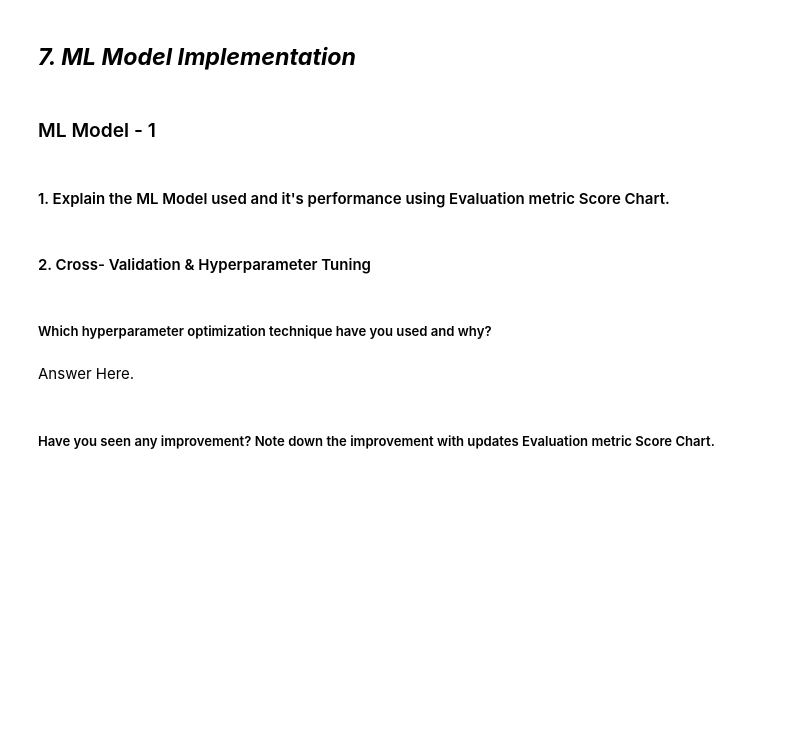
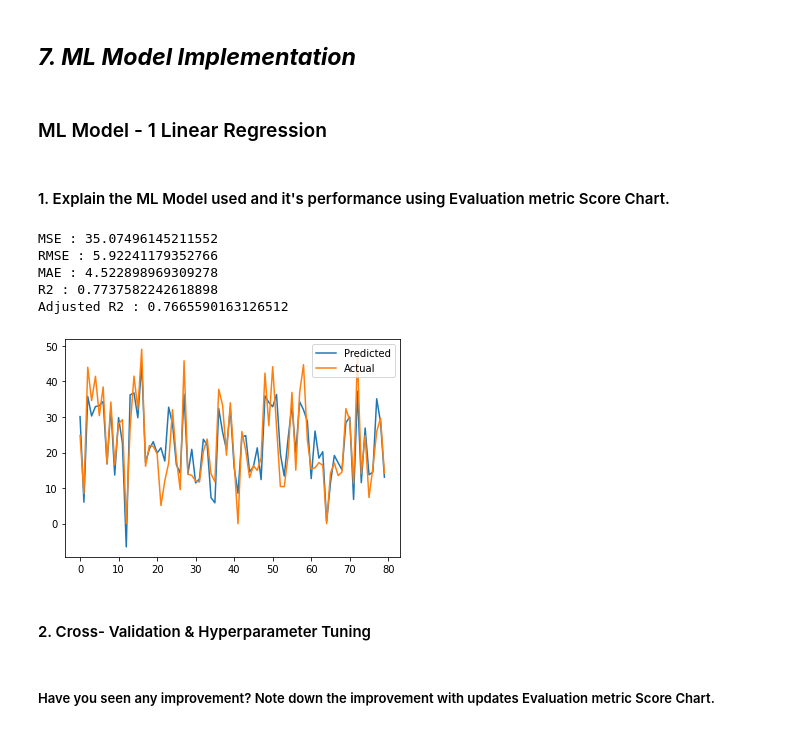
Before and after one commit to mohith-ds8/Seoul-Bike-Sharing-Demand-Prediction, a Jupyter notebook: Seoul_bike_sharing_prediction.ipynb, the cells around one changed output. Cells and saved outputs as stored; diff of their text form; code cells hidden in the pictures; blank space fills up the shorter version.

```diff
--- a/Seoul_bike_sharing_prediction.ipynb
+++ b/Seoul_bike_sharing_prediction.ipynb
@@ -1134,5 +1188,11 @@ Answer Here.
 ### 8. Data Splitting
 # %%
 # Split your data to train and test. Choose Splitting ratio wisely.
+
+X = df.drop(columns=['Rented_Bike_Count'],axis=1)
+y = df['Rented_Bike_Count']
+# %%
+# Train test split our data
+X_train,X_test,y_train,y_test = train_test_split(X,y, test_size=0.2,random_state=2)
 # %% [markdown]
 ##### What data splitting ratio have you used and why?
@@ -1141,12 +1201,15 @@ Answer Here.
 # %% [markdown]
 ## ***7. ML Model Implementation***
 # %% [markdown]
-### ML Model - 1
+### ML Model - 1 Linear Regression
 # %%
 # ML Model - 1 Implementation
+lr = LinearRegression()
 
 # Fit the Algorithm
+lr.fit(X_train,y_train)
 
 # Predict on the model
+y_pred = lr.predict(X_test)
 # %% [markdown]
 #### 1. Explain the ML Model used and it's performance using Evaluation metric Score Chart.
@@ -1155,3 +1216,40 @@ Answer Here.
+# %%
+# Calculating Performance Metrics for train data
+
+# 1. MSE
+MSE = mean_squared_error(y_test, y_pred)
+print('MSE :',MSE)
+
+# 2. RSME
+RMSE = np.sqrt(MSE)
+print("RMSE :",RMSE)
+
+#3. MAE
+MAE = mean_absolute_error(y_test, y_pred)
+print('MAE :', MAE)
+
+# R2
+R2 = r2_score(y_test, y_pred)
+print('R2 :', R2)
+
+# Adjusted R2
+Adj_R2 = (1-(1-r2_score(y_test, y_pred))*((X_test.shape[0]-1)/(X_test.shape[0]-X_test.shape[1]-1)))
+print( 'Adjusted R2 :', Adj_R2)
+# %% [output]
+MSE : 35.07496145211552
+RMSE : 5.92241179352766
+MAE : 4.522898969309278
+R2 : 0.7737582242618898
+Adjusted R2 : 0.7665590163126512
+# %%
+# Visualizing evaluation Metric Score chart
+
+plt.plot((y_pred)[:80])
+plt.plot((np.array(y_test)[:80]))
+plt.legend(["Predicted","Actual"])
+plt.show()
+# %% [output]
+[figure, added]
 # %% [markdown]
 #### 2. Cross- Validation & Hyperparameter Tuning
 # %%
@@ -1160,10 +1258,6 @@ Answer Here.
 # Fit the Algorithm
 
 # Predict on the model
-# %% [markdown]
-##### Which hyperparameter optimization technique have you used and why?
-# %% [markdown]
-Answer Here.
 # %% [markdown]
 ##### Have you seen any improvement? Note down the improvement with updates Evaluation metric Score Chart.
 # %% [markdown]
```
Also changed, not shown: parts of 81 cells of this notebook.
